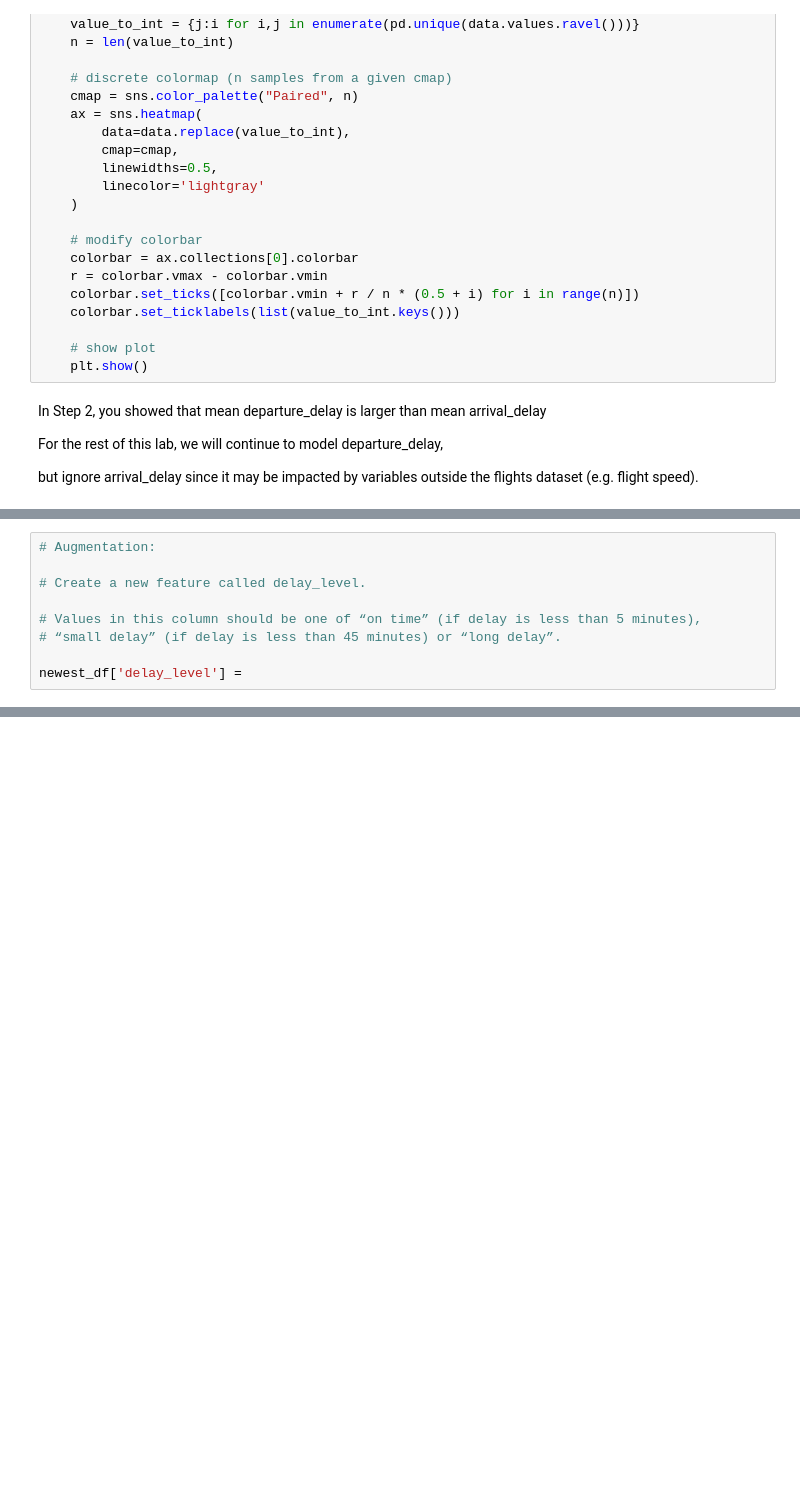
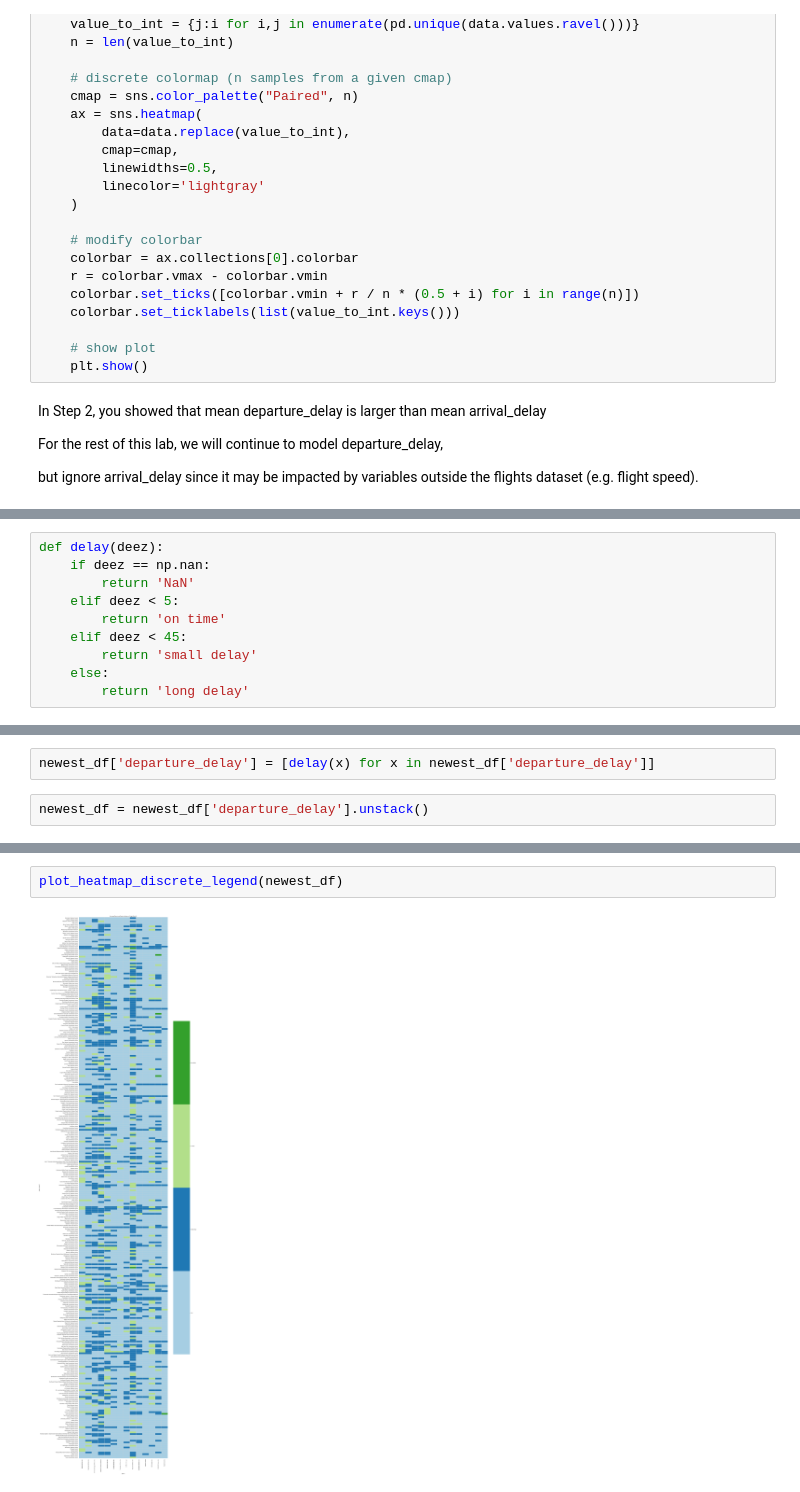
Before and after one commit to KadenFranklin/csci285, a Jupyter notebook: lab 4/Flight data.ipynb, the cells around one changed output, grey strips where cells are left out. Drawn from its saved outputs; the diff is of its cells as text; blank space fills up the shorter version.

```diff
--- a/lab 4/Flight data.ipynb
+++ b/lab 4/Flight data.ipynb
@@ -318,3 +321,13 @@ newest_df = flights[['airline', 'origin_airport', 'departure_delay']]
+# %%
+def delay(deez):
+    if deez == np.nan:
+        return 'NaN'
+    elif deez < 5:
+        return 'on time'
+    elif deez < 45:
+        return 'small delay'
+    else:
+        return 'long delay'
 # %%
 newest_df
 # %% [output]
@@ -340,9 +347,0 @@ newest_df
-# %%
-# Augmentation:
-
-# Create a new feature called delay_level.
-
-# Values in this column should be one of “on time” (if delay is less than 5 minutes),
-# “small delay” (if delay is less than 45 minutes) or “long delay”.
-
-newest_df['delay_level'] =
@@ -481,0 +348,4 @@ Please turn in step 5 in a separate notebook from Steps 1-4.
+# %%
+newest_df['departure_delay'] = [delay(x) for x in newest_df['departure_delay']]
+# %%
+newest_df = newest_df['departure_delay'].unstack()
@@ -481,0 +369,4 @@ Please turn in step 5 in a separate notebook from Steps 1-4.
+# %%
+plot_heatmap_discrete_legend(newest_df)
+# %% [output]
+[figure, added]
```
Also changed, not shown: parts of 44 cells of this notebook, 2 other files.
